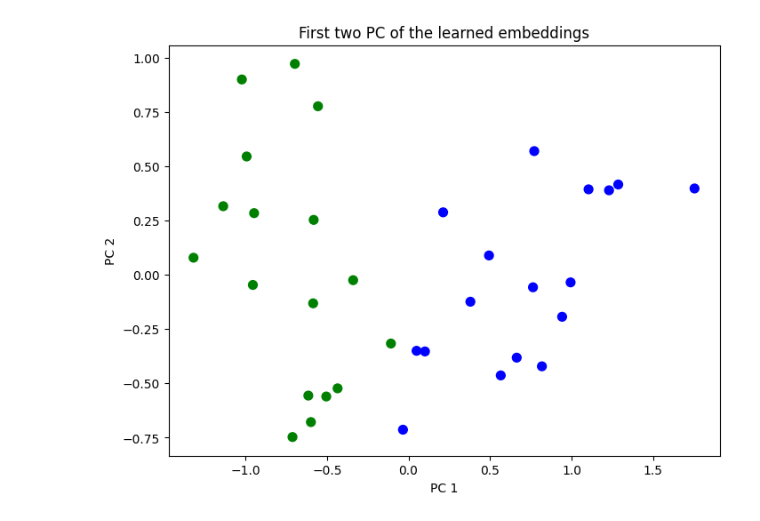
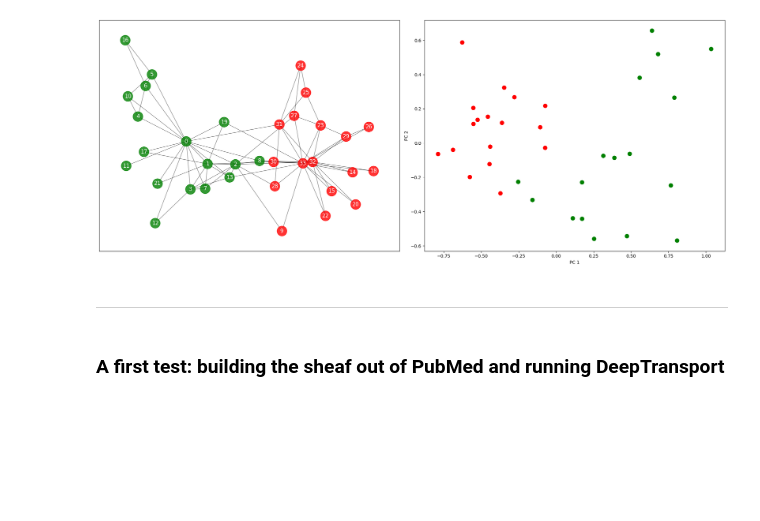
Before and after one commit to LeoDiNino97/SocialNetworks-OnlineMarkets, a Jupyter notebook: Social Networks/Final Project/primer.ipynb, the cells around one changed output. Cells and saved outputs as stored; diff of their text form; code cells hidden in the pictures; blank space fills up the shorter version.

Commit message:
Update Sheaf class + first plots

```diff
--- a/Social Networks/Final Project/primer.ipynb
+++ b/Social Networks/Final Project/primer.ipynb
@@ -31,19 +17,49 @@ plt.show()
 # %%
-model = DeepWalk(G, 10, 128, 100, 30, 0.025, False)
+model = DeepWalk(G,
+                 20,
+                 64,
+                 100,
+                 30,
+                 0.025,
+                 None,
+                 None,
+                 None,
+                 None,
+                 False)
 # %%
 model.train()
-# %%
-pca = PCA(n_components=2)
-principal_components = pca.fit_transform(model.Phi)
-
-pc1 = principal_components[:, 0]
-pc2 = principal_components[:, 1]
-
-plt.figure(figsize=(8, 6))
-plt.scatter(pc1, pc2, s=50, color=node_colors)
-plt.xlabel('PC 1')
-plt.ylabel('PC 2')
-plt.title('First two PC of the learned embeddings')
-plt.show()
-# %% [output]
-[figure, removed]
+# %%
+club_colors = {
+    'Mr. Hi': 'green',
+    'Officer': 'red'
+}
+
+node_colors = [club_colors[G.nodes[node]['club']] for node in G.nodes]
+
+pos = nx.spring_layout(G)
+
+pca = PCA(n_components=2)
+principal_components = pca.fit_transform(model.Phi)
+# %%
+fig, axes = plt.subplots(1, 2, figsize=(20, 8))
+
+nx.draw_networkx_nodes(G, pos, node_color=node_colors, node_size=500, alpha=0.8, ax=axes[0])
+nx.draw_networkx_edges(G, pos, width=1.0, alpha=0.5, ax=axes[0])
+nx.draw_networkx_labels(G, pos, font_size=12, font_color='white', ax=axes[0])
+
+axes[1].scatter(principal_components[:,0],
+                principal_components[:,1],
+                s=80,
+                color=node_colors)
+
+axes[1].set_xlabel('PC 1')
+axes[1].set_ylabel('PC 2')
+
+plt.tight_layout()
+plt.show()
+# %% [output]
+[figure, added]
+# %% [markdown]
+_______________________
+# %% [markdown]
+### A first test: building the sheaf out of PubMed and running DeepTransport
```
Also changed, not shown: parts of 3 cells of this notebook, 2 other files.
